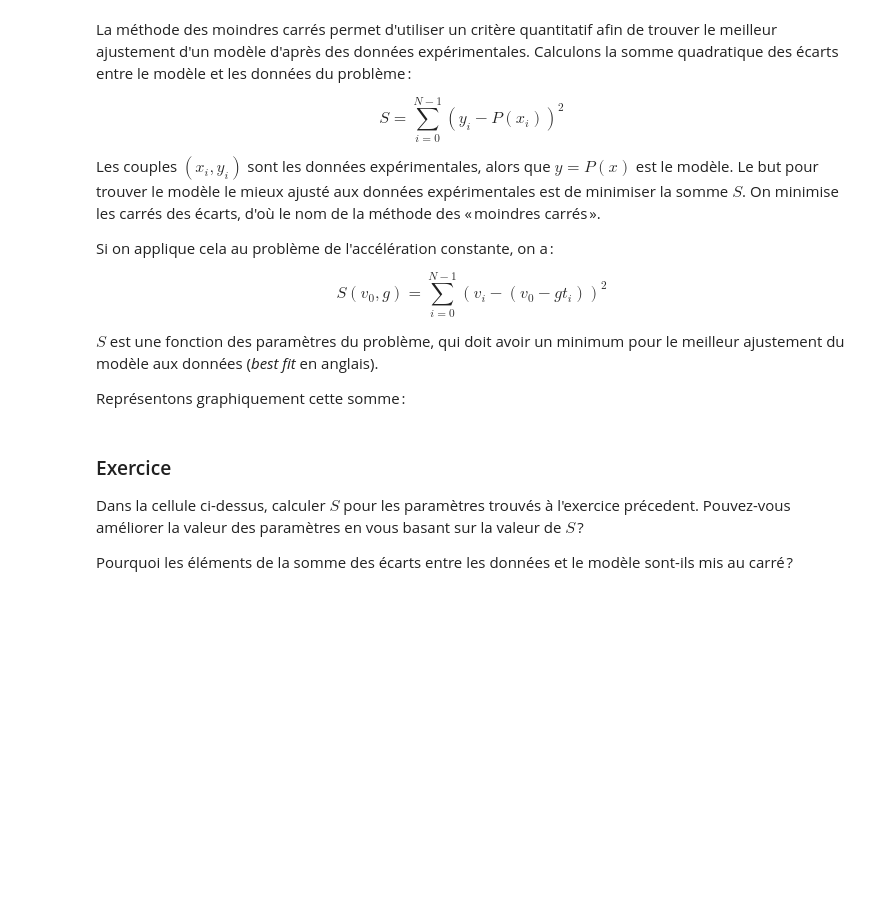
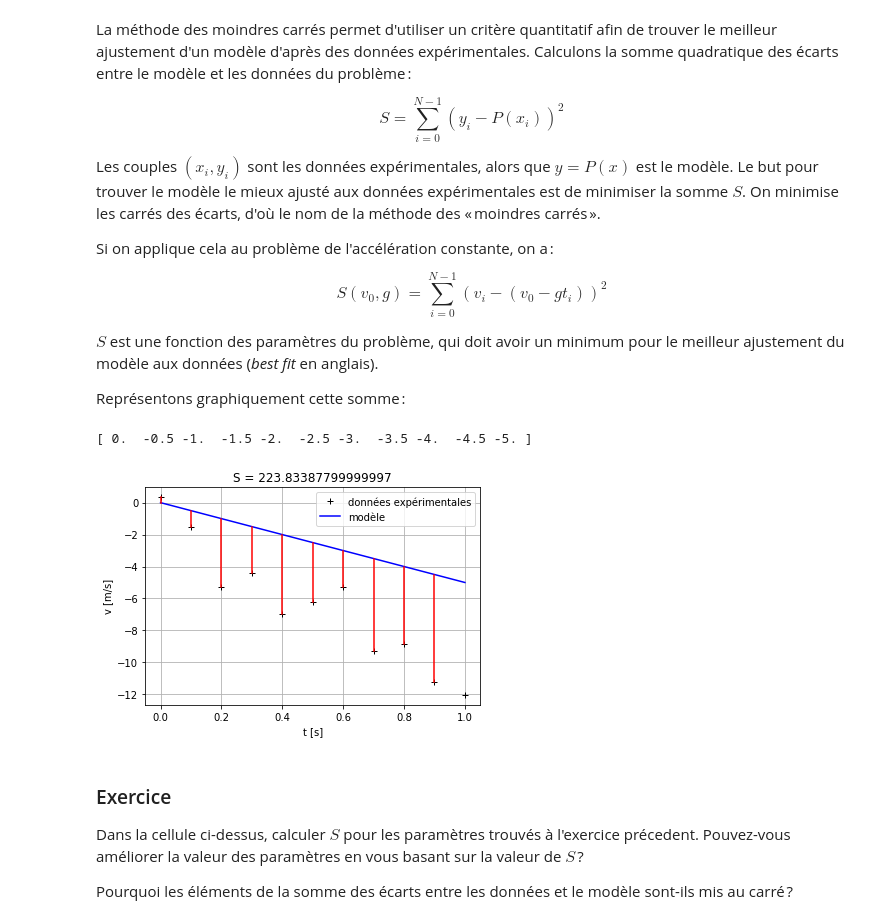
Before and after one commit to phys-mod/phys-mod.github.io, a Jupyter notebook: phys-mod/source/notebooks/ajustement-modele/cours-ajustement-modele.ipynb, the cells around one changed output. Drawn from its saved outputs; the diff is of its cells as text; code cells hidden in the pictures; blank space fills up the shorter version.

```diff
--- a/phys-mod/source/notebooks/ajustement-modele/cours-ajustement-modele.ipynb
+++ b/phys-mod/source/notebooks/ajustement-modele/cours-ajustement-modele.ipynb
@@ -81,31 +84,34 @@ Représentons graphiquement cette somme :
 # %%
 # Paramètres du modèle
 g = 5
 v0 = 0
 
-# Discrétisation du modèle
-t_mod = np.linspace(0, 1, N)
+# Discrétisation du modèle pour les points expérimentaux
+t_mod = np.linspace(0, 1, Nexp)
 v_mod = v0 - g * t_exp
 print(v_mod)
 
 # Calcul de la somme S
 Si = (v_exp - v_mod) ** 2
 S = np.sum(Si)
 
 # Représentation graphique du modèle et des données
 plt.plot(t_exp, v_exp, '+k', label = 'données expérimentales')
 plt.plot(t_mod, v_mod, '-b', label = 'modèle')
 
 # représentation des écarts entre le modèle et les données
-for i in range(N - 1):
+for i in range(Nexp - 1):
     plt.plot((t_exp[i], t_exp[i]), (v_exp[i], v_mod[i]), '-r')
 
 plt.title('S = ' + str(S))
 plt.xlabel('t [s]')
 plt.ylabel('v [m/s]')
 plt.grid()
 plt.legend()
 plt.show()
+# %% [output]
+[ 0.  -0.5 -1.  -1.5 -2.  -2.5 -3.  -3.5 -4.  -4.5 -5. ]
+[figure, added]
 # %% [markdown]
 ### Exercice
 Dans la cellule ci-dessus, calculer $S$ pour les paramètres trouvés à l'exercice précedent. Pouvez-vous améliorer la valeur des paramètres en vous basant sur la valeur de $S$ ?
```
Also changed, not shown: parts of 6 cells of this notebook.
